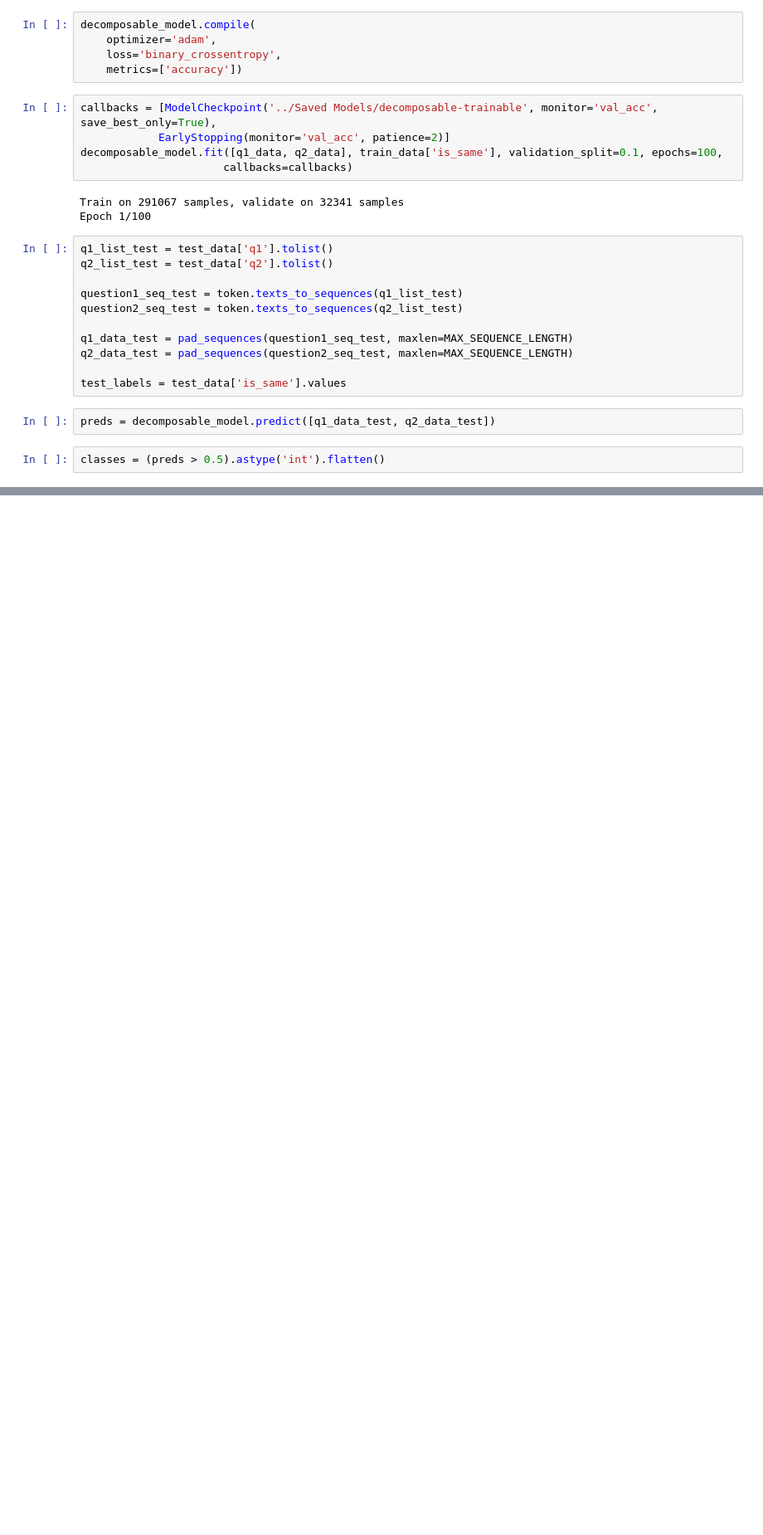
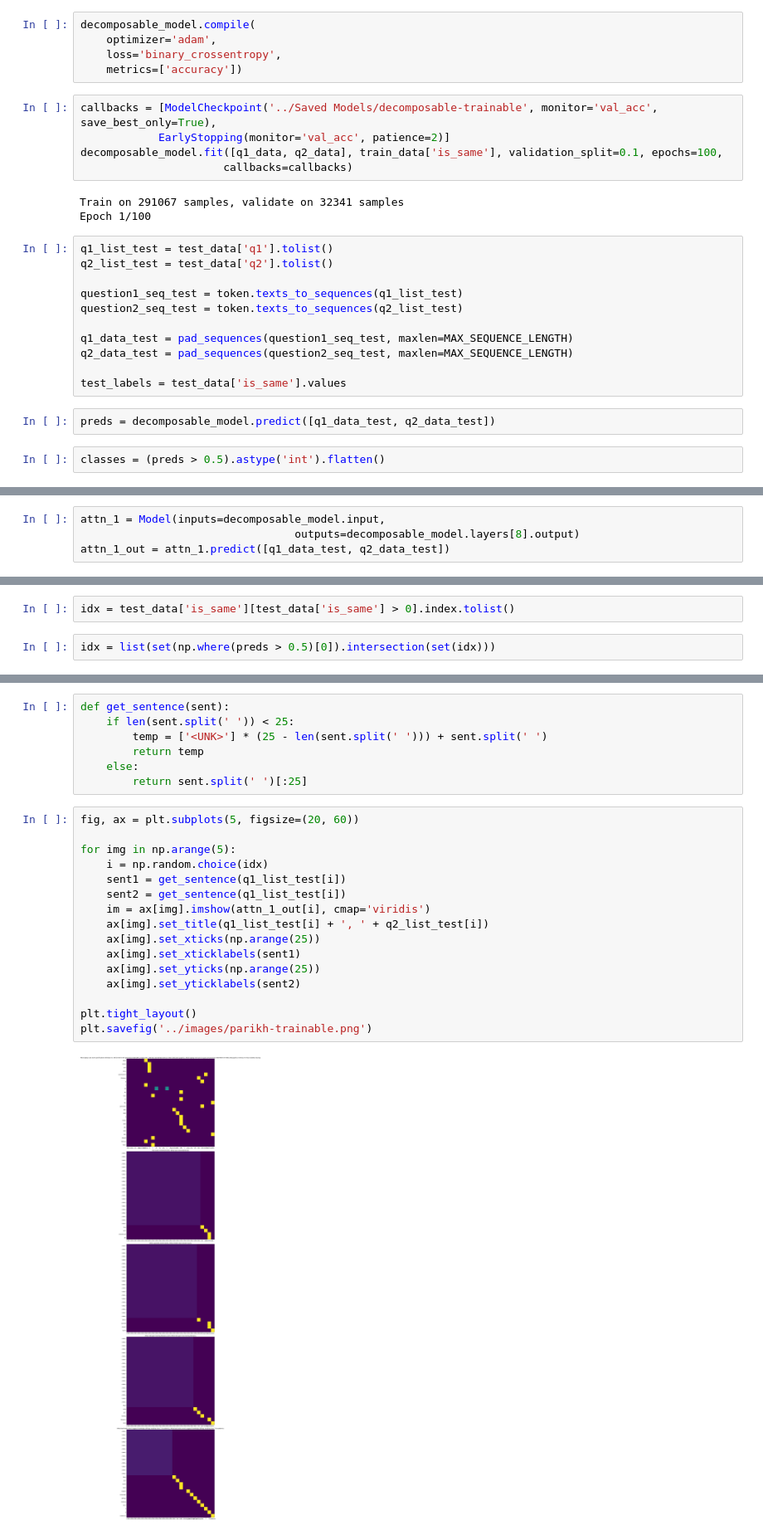
Before and after one commit to dmadeka/Quora-NLP, a Jupyter notebook: Notebooks/Decomposable Attention - Trainable Embeddings.ipynb, the cells around one changed output, grey strips where cells are left out. Shown: that part at 83% size. Saved outputs shown, nothing was run; the diff lists cells and outputs as text; blank space fills up the shorter version.

Commit message:
Added Decomposable Attention with Trainable Embeddings

```diff
--- a/Notebooks/Decomposable Attention - Trainable Embeddings.ipynb
+++ b/Notebooks/Decomposable Attention - Trainable Embeddings.ipynb
@@ -100,0 +109,4 @@ generate_report(test_labels, classes.flatten(), preds.flatten())
+# %%
+attn_1 = Model(inputs=decomposable_model.input,
+                                 outputs=decomposable_model.layers[8].output)
+attn_1_out = attn_1.predict([q1_data_test, q2_data_test])
@@ -100,0 +117,4 @@ generate_report(test_labels, classes.flatten(), preds.flatten())
+# %%
+idx = test_data['is_same'][test_data['is_same'] > 0].index.tolist()
+# %%
+idx = list(set(np.where(preds > 0.5)[0]).intersection(set(idx)))
@@ -100,0 +123,25 @@ generate_report(test_labels, classes.flatten(), preds.flatten())
+# %%
+def get_sentence(sent):
+    if len(sent.split(' ')) < 25:
+        temp = ['<UNK>'] * (25 - len(sent.split(' '))) + sent.split(' ')
+        return temp
+    else:
+        return sent.split(' ')[:25]
+# %%
+fig, ax = plt.subplots(5, figsize=(20, 60))
+
+for img in np.arange(5):
+    i = np.random.choice(idx)
+    sent1 = get_sentence(q1_list_test[i])
+    sent2 = get_sentence(q1_list_test[i])
+    im = ax[img].imshow(attn_1_out[i], cmap='viridis')
+    ax[img].set_title(q1_list_test[i] + ', ' + q2_list_test[i])
+    ax[img].set_xticks(np.arange(25))
+    ax[img].set_xticklabels(sent1)
+    ax[img].set_yticks(np.arange(25))
+    ax[img].set_yticklabels(sent2)
+
+plt.tight_layout()
+plt.savefig('../images/parikh-trainable.png')
+# %% [output]
+[figure, added]
```
Also changed, not shown: parts of 5 cells of this notebook.
